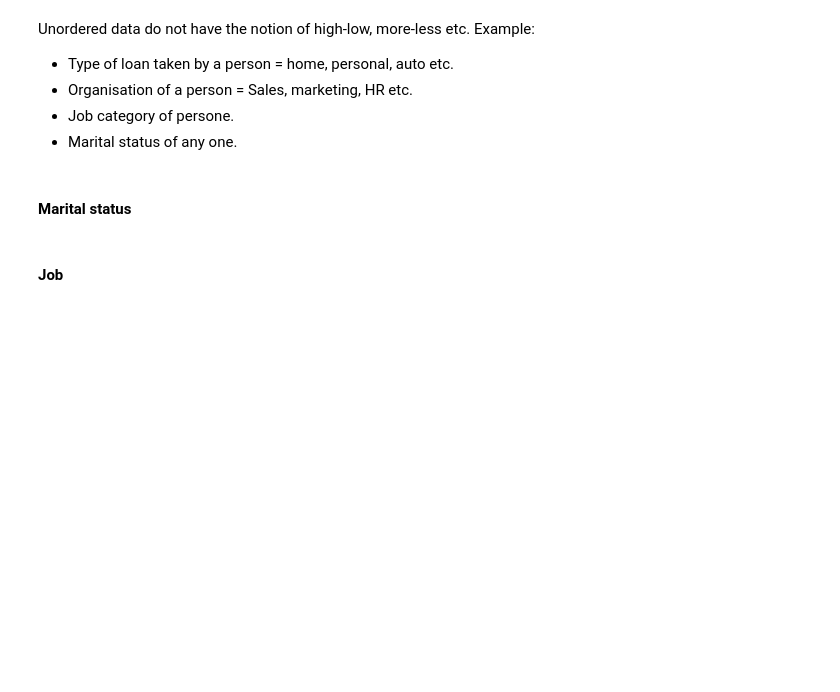
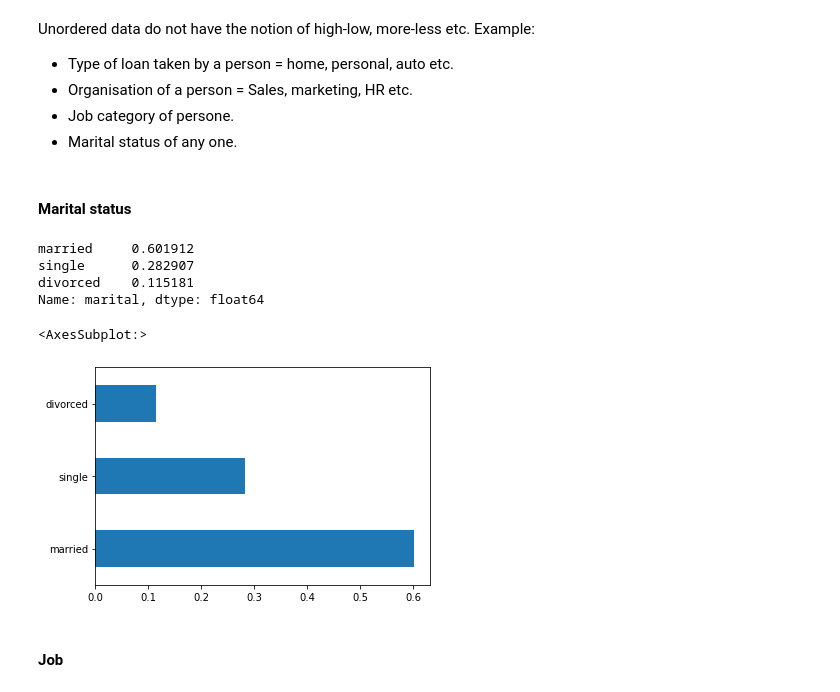
Before and after one commit to deepak7meher/machine-learning, a Jupyter notebook: Bank+Marketing+Campaign.ipynb, the cells around one changed output. Cells and saved outputs as stored; diff of their text form; code cells hidden in the pictures; blank space fills up the shorter version.

```diff
--- a/Bank+Marketing+Campaign.ipynb
+++ b/Bank+Marketing+Campaign.ipynb
@@ -491,8 +491,18 @@ Unordered data do not have the notion of high-low, more-less etc. Example:
 #### Marital status
 # %%
 #calculate the percentage of each marital status category.
+inp0.marital.value_counts(normalize=True)
+# %% [output]
+married     0.601912
+single      0.282907
+divorced    0.115181
+Name: marital, dtype: float64
 # %%
 #plot the bar graph of percentage marital status categories
+inp0.marital.value_counts(normalize=True).plot.barh()
+# %% [output]
+<AxesSubplot:>
+[figure, added]
 # %% [markdown]
 #### Job
 # %%
```
Also changed, not shown: parts of 27 cells of this notebook.
